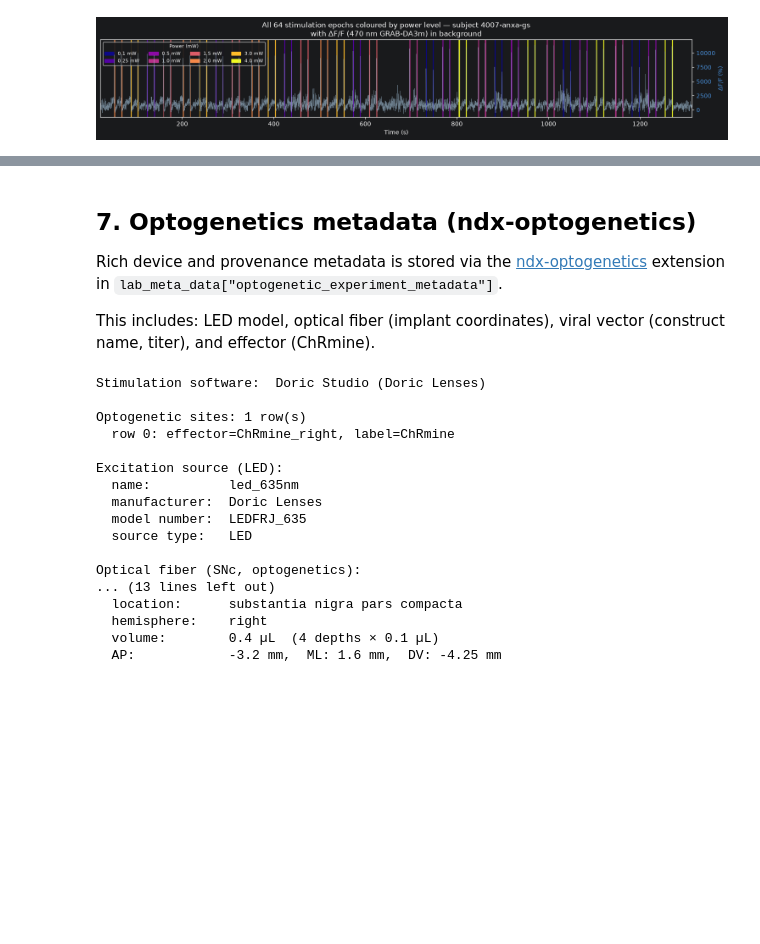
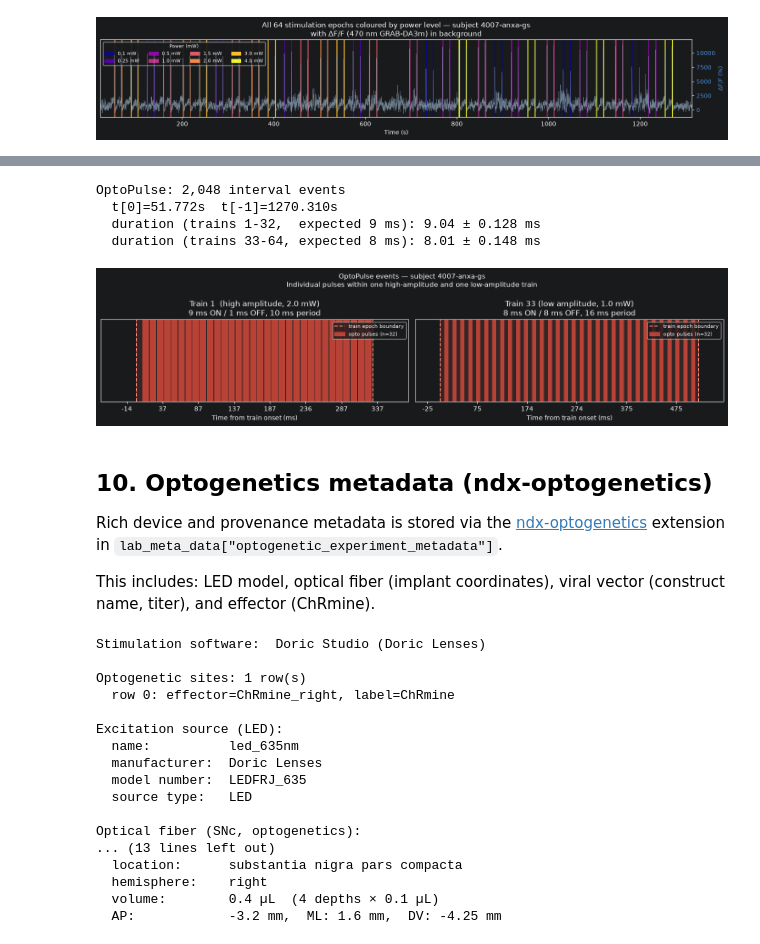
Before and after one commit to catalystneuro/dombeck-lab-to-nwb, a Jupyter notebook: src/dombeck_lab_to_nwb/chen2026/tutorials/chen2026_demo.ipynb, the cells around one changed output, grey strips where cells are left out. Drawn from its saved outputs; the diff is of its cells as text; code cells hidden in the pictures; blank space fills up the shorter version.

```diff
--- a/src/dombeck_lab_to_nwb/chen2026/tutorials/chen2026_demo.ipynb
+++ b/src/dombeck_lab_to_nwb/chen2026/tutorials/chen2026_demo.ipynb
@@ -358,8 +489,8 @@ dff_full = dff_470.data[:] * 100  # % ΔF/F
 fig, ax = plt.subplots(figsize=(15, 3))
 
 ax2 = ax.twinx()
-ax2.plot(t_dff, dff_full, color="#aac8e0", lw=0.5, alpha=0.6, zorder=1, label="ΔF/F 470 nm")
-ax2.set_ylabel("ΔF/F (%)", color="#4a90d9")
+ax2.plot(t_dff, dff_full, color="#aac8e0", lw=0.5, alpha=0.6, zorder=1, label="\u0394F/F 470 nm")
+ax2.set_ylabel("\u0394F/F (%)", color="#4a90d9")
 ax2.tick_params(axis="y", labelcolor="#4a90d9")
 
 for _, row in valid_epochs.iterrows():
@@ -376,7 +507,7 @@ ax.set_yticks([])
 ax.set_xlabel("Time (s)")
 ax.set_title(
     f"All {len(valid_epochs)} stimulation epochs coloured by power level — subject {sub.subject_id}\n"
-    "with ΔF/F (470 nm GRAB-DA3m) in background"
+    "with \u0394F/F (470 nm GRAB-DA3m) in background"
 )
 plt.tight_layout()
 plt.show()
@@ -385,5 +529,72 @@ plt.show()
+# %%
+# Load OptoPulse events table
+opto_ev = nwb.events["OptoTTL"].to_dataframe()
+
+dur_ms = opto_ev.duration.values * 1000
+print(f"OptoPulse: {len(opto_ev):,} interval events")
+print(f"  t[0]={opto_ev.timestamp.iloc[0]:.3f}s  t[-1]={opto_ev.timestamp.iloc[-1]:.3f}s")
+print(f"  duration (trains 1-32,  expected 9 ms): {dur_ms[:32*32].mean():.2f} \u00b1 {dur_ms[:32*32].std():.3f} ms")
+print(f"  duration (trains 33-64, expected 8 ms): {dur_ms[32*32:].mean():.2f} \u00b1 {dur_ms[32*32:].std():.3f} ms")
+
+# ── figure: two train zooms side by side ───────────────────────────────────────
+fig, (ax_hi, ax_lo) = plt.subplots(1, 2, figsize=(14, 3.5), sharey=True)
+
+def plot_train_zoom(ax, train_row, pulse_df, title):
+    """Show individual pulses within one train; x-axis in ms from train onset."""
+    t0 = train_row.start_time - 0.05
+    t1 = train_row.stop_time  + 0.05
+    pulses = pulse_df[
+        (pulse_df.timestamp >= t0 - 0.01) &
+        (pulse_df.timestamp <= t1 + 0.2)
+    ]
+    for _, p in pulses.iterrows():
+        ax.axvspan(p.timestamp, p.timestamp + p.duration,
+                   color="#E74C3C", alpha=0.75, zorder=2, lw=0)
+    ax.axvspan(train_row.start_time, train_row.stop_time,
+               color="salmon", alpha=0.12, zorder=1)
+    ax.axvline(train_row.start_time, color="salmon", lw=1.5, ls="--",
+               label="train epoch boundary")
+    ax.axvline(train_row.stop_time,  color="salmon", lw=1.5, ls="--")
+    ax.fill_between([], [], color="#E74C3C", alpha=0.75,
+                    label=f"opto pulses (n={len(pulses)})")
+    t_ref = train_row.start_time
+    ax.set_xlim(t0, t1)
+    ax.xaxis.set_major_formatter(
+        plt.FuncFormatter(lambda x, _: f"{(x - t_ref)*1000:.0f}")
+    )
+    ax.set_ylim(0, 1.25)
+    ax.set_yticks([])
+    ax.set_xlabel("Time from train onset (ms)")
+    ax.set_title(title)
+    ax.legend(fontsize=8, loc="upper right")
+
+ep = epochs_df
+plot_train_zoom(
+    ax_hi, ep.iloc[0], opto_ev,
+    f"Train 1  (high amplitude, {ep.iloc[0].power_in_mW} mW)\n"
+    "9 ms ON / 1 ms OFF, 10 ms period"
+)
+plot_train_zoom(
+    ax_lo, ep.iloc[32], opto_ev,
+    f"Train 33 (low amplitude, {ep.iloc[32].power_in_mW} mW)\n"
+    "8 ms ON / 8 ms OFF, 16 ms period"
+)
+
+fig.suptitle(
+    f"OptoPulse events — subject {sub.subject_id}\n"
+    "Individual pulses within one high-amplitude and one low-amplitude train",
+    fontsize=11
+)
+plt.tight_layout()
+plt.show()
+# %% [output]
+OptoPulse: 2,048 interval events
+  t[0]=51.772s  t[-1]=1270.310s
+  duration (trains 1-32,  expected 9 ms): 9.04 ± 0.128 ms
+  duration (trains 33-64, expected 8 ms): 8.01 ± 0.148 ms
+[figure, added]
 # %% [markdown]
-## 7. Optogenetics metadata (ndx-optogenetics)
+## 10. Optogenetics metadata (ndx-optogenetics)
 
 Rich device and provenance metadata is stored via the
 [ndx-optogenetics](https://github.com/catalystneuro/ndx-optogenetics) extension
```
Also changed, not shown: parts of 17 cells of this notebook.
